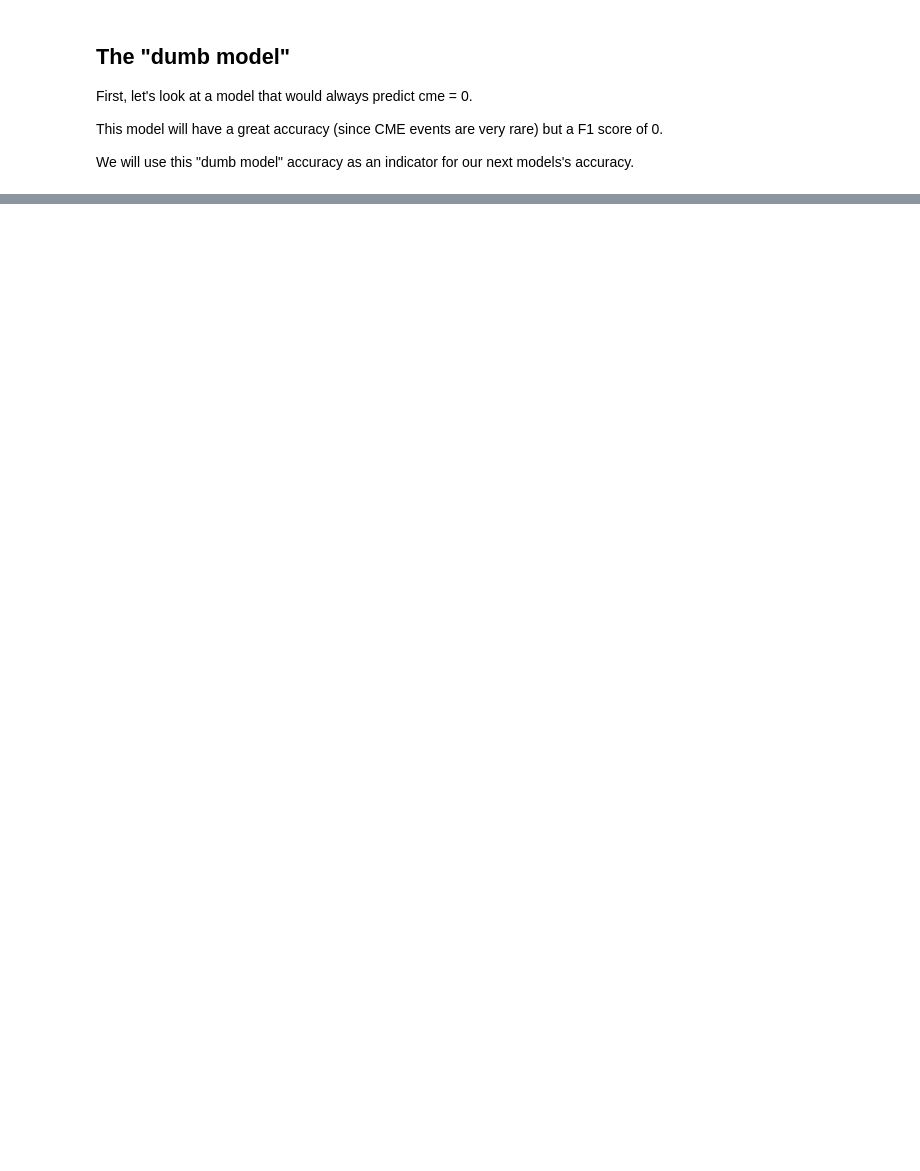
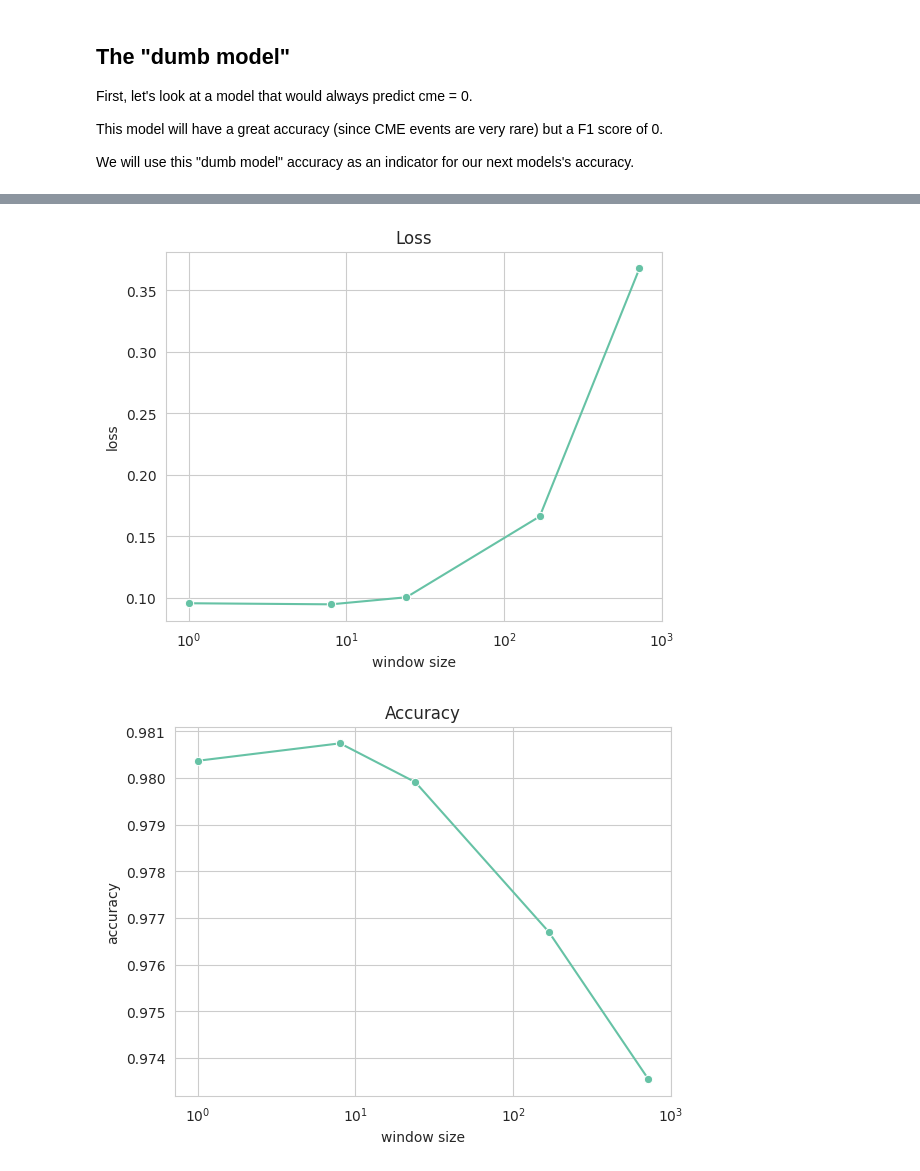
Before and after one commit to CS-433/ml-project-2-ml4esa, a Jupyter notebook: Prediction_models.ipynb, the cells around one changed output, grey strips where cells are left out. Cells and saved outputs as stored; diff of their text form; code cells hidden in the pictures; blank space fills up the shorter version.

Commit message:
created neural nets predictors
notebook prediction models + all functions are implemented in the nn helper file

```diff
--- a/Prediction_models.ipynb
+++ b/Prediction_models.ipynb
@@ -20,0 +59,4 @@ df = pd.read_csv(data_path + "VEX_edac_mag_labeled.csv")
+# %%
+y = df['cme'].values
+X1 = df['EDAC'].values
+X2 = df.drop('cme', axis=1).values
@@ -50,0 +119,5 @@ We will use this "dumb model" accuracy as an indicator for our next models's acc
+# %%
+window_sizes = [1, 8, 24, 168, 720]
+# 1 hour, 8 hours, 1 day, 1 week, 1 month
+# %%
+metrics_array = neural_net_comp(X1, y, window_sizes, epochs=10, batch_size=32)
@@ -50,0 +142,5 @@ We will use this "dumb model" accuracy as an indicator for our next models's acc
+# %%
+plot_metrics(metrics_array, window_sizes)
+# %% [output]
+[figure, added]
+[figure, added]
```
Also changed, not shown: parts of 15 cells of this notebook, 3 other files.
